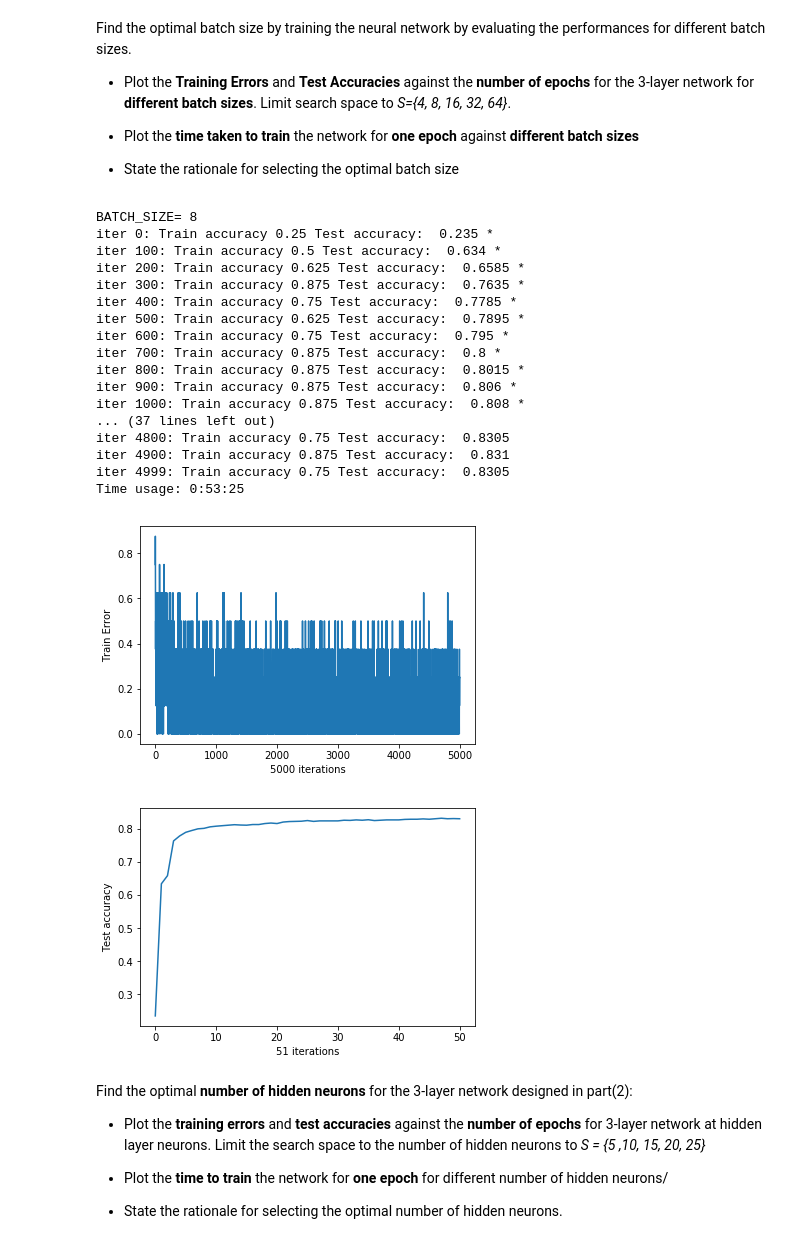
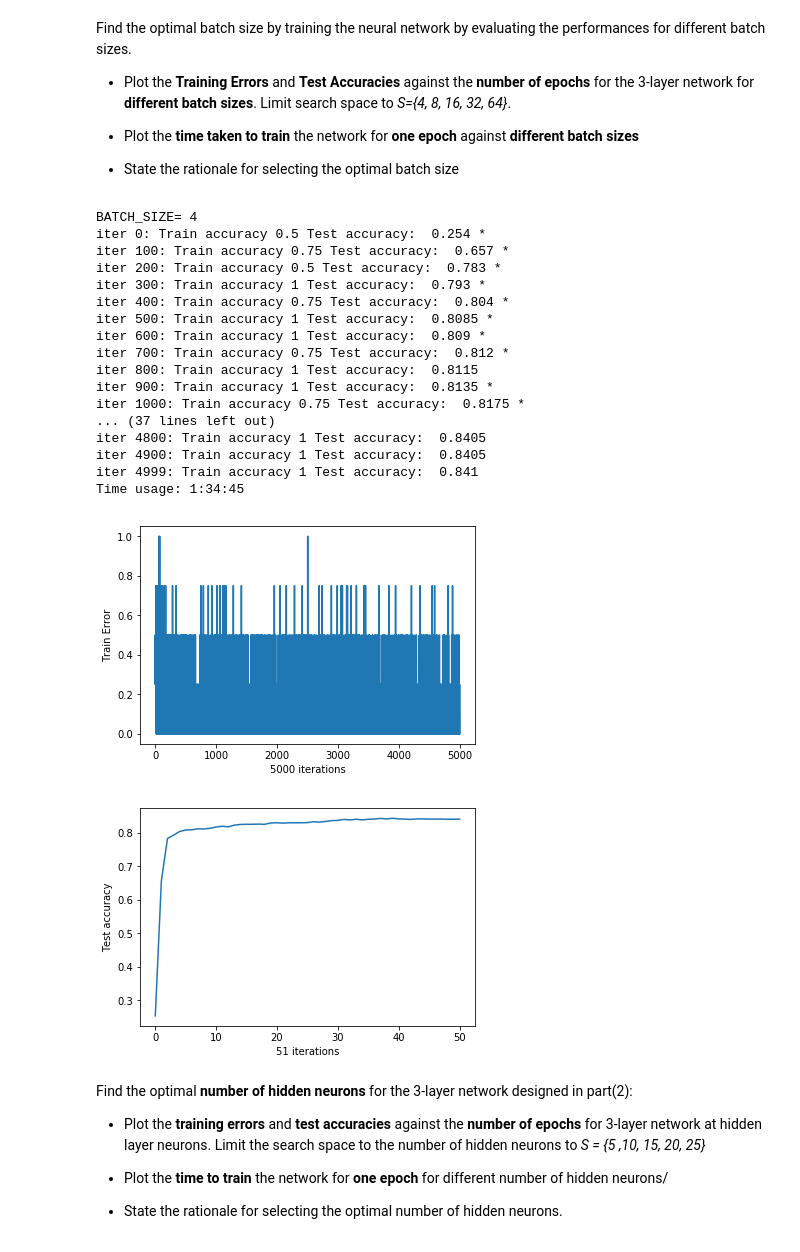
Before and after one commit to lzcaisg/CZ4042, a Jupyter notebook: CZ4042 Part1.5.ipynb, the cells around one changed output. Drawn from its saved outputs; the diff is of its cells as text; code cells hidden in the pictures.

```diff
--- a/CZ4042 Part1.5.ipynb
+++ b/CZ4042 Part1.5.ipynb
@@ -220,7 +220,7 @@ time_usage_backup = []
 total_time_backup = []
 # %%
 # for BATCH_SIZE in [64, 32, 16, 8, 4]:
-for BATCH_SIZE in [8]:
+for BATCH_SIZE in [4]:
 # Counter for total number of iterations performed so far.
     init_variables()
     print("BATCH_SIZE=", BATCH_SIZE)
@@ -283,51 +283,51 @@ for BATCH_SIZE in [8]:
 
     # Print the time-usage.
     print("Time usage: " + str(timedelta(seconds=int(round(time_dif)))))
 
     plot_train(EPOCHS, BATCH_SIZE, train_acc_record, error = True)
     plot_test(test_count, BATCH_SIZE, test_acc_record)
 
     train_acc_backup.append(train_acc_record)
     test_acc_backup.append(test_acc_record)
     time_usage_backup.append(epoch_time_record)
     total_time_backup.append(time_dif)
 
     #=========== Save all the data for EACH TRAINING Has Done ============#
     train_acc_filename = "PartA-Train_Acc-"+str(EPOCHS)+'-'+str(BATCH_SIZE)+".out"
     with open(train_acc_filename, 'wb') as fp:
         pickle.dump(train_acc_backup, fp)
 
     test_acc_filename = "PartA-Test_Acc-"+str(EPOCHS)+'-'+str(BATCH_SIZE)+".out"
     with open(train_acc_filename, 'wb') as fp:
         pickle.dump(test_acc_backup, fp)
 
     time_usage_filename = "PartA-Time_Usage-"+str(EPOCHS)+'-'+str(BATCH_SIZE)+".out"
     with open(time_usage_filename, 'wb') as fp:
         pickle.dump(time_usage_backup, fp)
 
     time_usage_filename = "PartA-Time_Usage-"+str(EPOCHS)+'-'+str(BATCH_SIZE)+".out"
     with open(time_usage_filename, 'wb') as fp:
         pickle.dump(time_usage_backup, fp)
 # %% [output]
-BATCH_SIZE= 8
-iter 0: Train accuracy 0.25 Test accuracy:  0.235 *
-iter 100: Train accuracy 0.5 Test accuracy:  0.634 *
-iter 200: Train accuracy 0.625 Test accuracy:  0.6585 *
-iter 300: Train accuracy 0.875 Test accuracy:  0.7635 *
-iter 400: Train accuracy 0.75 Test accuracy:  0.7785 *
-iter 500: Train accuracy 0.625 Test accuracy:  0.7895 *
-iter 600: Train accuracy 0.75 Test accuracy:  0.795 *
-iter 700: Train accuracy 0.875 Test accuracy:  0.8 *
-iter 800: Train accuracy 0.875 Test accuracy:  0.8015 *
-iter 900: Train accuracy 0.875 Test accuracy:  0.806 *
-iter 1000: Train accuracy 0.875 Test accuracy:  0.808 *
+BATCH_SIZE= 4
+iter 0: Train accuracy 0.5 Test accuracy:  0.254 *
+iter 100: Train accuracy 0.75 Test accuracy:  0.657 *
+iter 200: Train accuracy 0.5 Test accuracy:  0.783 *
+iter 300: Train accuracy 1 Test accuracy:  0.793 *
+iter 400: Train accuracy 0.75 Test accuracy:  0.804 *
+iter 500: Train accuracy 1 Test accuracy:  0.8085 *
+iter 600: Train accuracy 1 Test accuracy:  0.809 *
+iter 700: Train accuracy 0.75 Test accuracy:  0.812 *
+iter 800: Train accuracy 1 Test accuracy:  0.8115
+iter 900: Train accuracy 1 Test accuracy:  0.8135 *
+iter 1000: Train accuracy 0.75 Test accuracy:  0.8175 *
 ... (37 lines left out)
-iter 4800: Train accuracy 0.75 Test accuracy:  0.8305
-iter 4900: Train accuracy 0.875 Test accuracy:  0.831
-iter 4999: Train accuracy 0.75 Test accuracy:  0.8305
-Time usage: 0:53:25
+iter 4800: Train accuracy 1 Test accuracy:  0.8405
+iter 4900: Train accuracy 1 Test accuracy:  0.8405
+iter 4999: Train accuracy 1 Test accuracy:  0.841
+Time usage: 1:34:45
-[figure, old version]
+[figure, new version]
-[figure, old version]
+[figure, new version]
 # %%
 # time_usage_backup
 # %% [markdown]
```
Also changed, not shown: 9 other files.
